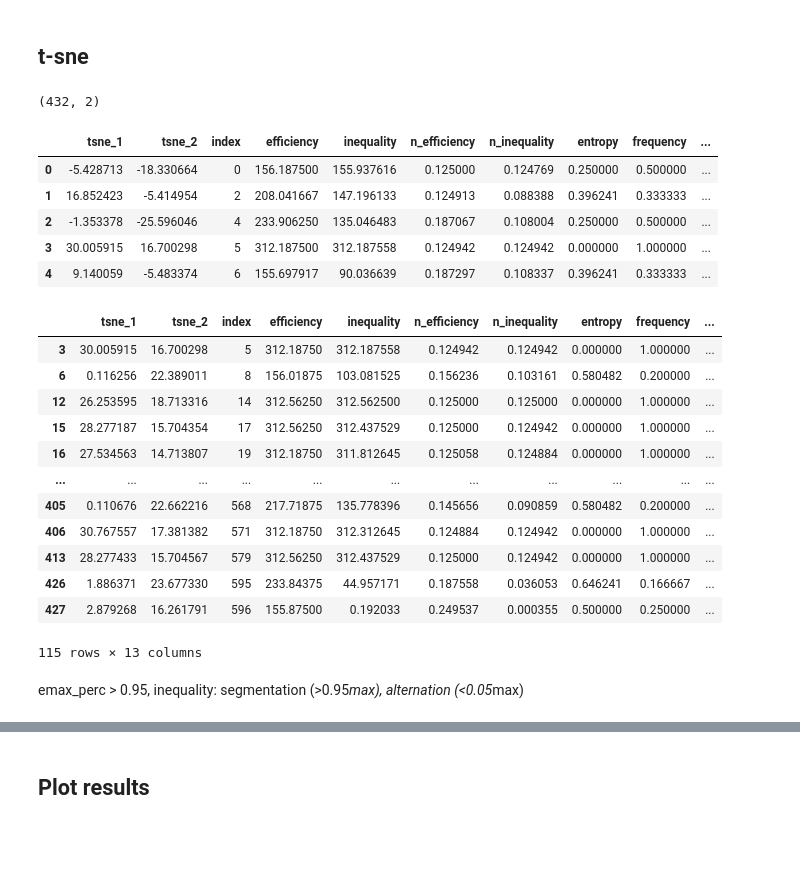
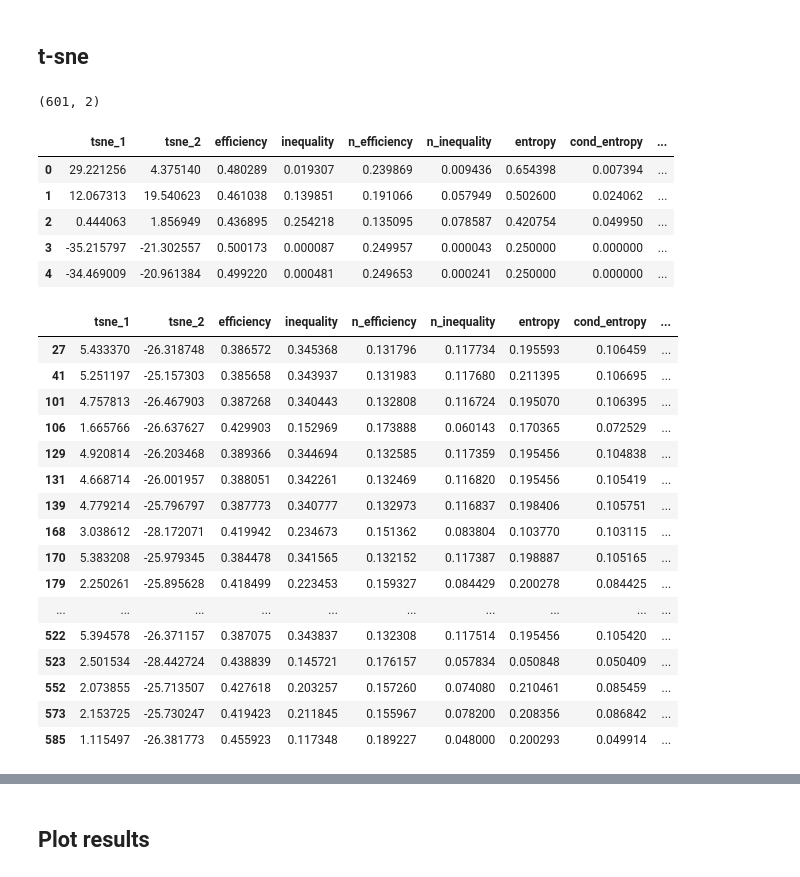
Before and after one commit to calvar/el_farol_agents, a Jupyter notebook: markov_fplay/TSNE.ipynb, the cells around one changed output, grey strips where cells are left out. Drawn from its saved outputs; the diff is of its cells as text; code cells hidden in the pictures; blank space fills up the shorter version.

```diff
--- a/markov_fplay/TSNE.ipynb
+++ b/markov_fplay/TSNE.ipynb
@@ -18,6 +18,6 @@ N = 4
 # %% [markdown]
 ## Load data
 # %%
-df = pd.read_table("simulation_params_N4.dat", sep="\s+", header=None, names=['efficiency','inequality','n_efficiency','n_inequality','entropy','frequency','info_per_agent','int_entropy','ineq_slope','emax_perc'])
+df = pd.read_table("params/N4/simulation_params_N4C0.5.dat", sep="\s+", header=None, names=['efficiency','inequality','n_efficiency','n_inequality','entropy','cond_entropy','frequency','info_per_agent','int_entropy','ineq_slope','emax_perc'])
 df
 # %% [output]
@@ -57,7 +57,7 @@ Name: efficiency, dtype: float64
 #df[(df['efficiency']>201) & (df['inequality']>200) & (df['entropy']<=0.1)]
 # %%
 #Filter out data where all agents choose 0 always or all agents choose 1 always
-df = df[(df['int_entropy']>0)].reset_index()
+#df = df[(df['int_entropy']>0)].reset_index()
 #df = df[(df['int_entropy']>0) & (df['info_per_agent']<=N)].reset_index()
 #df
 # %% [markdown]
@@ -97,33 +97,35 @@ tsne = TSNE(n_components=2,learning_rate='auto',perplexity=30,init='random')
 tsne_result = tsne.fit_transform(X_dat)
 tsne_result.shape
 # %% [output]
-(432, 2)
+(601, 2)
 # %%
 df_tsne_res = pd.DataFrame({'tsne_1': tsne_result[:,0], 'tsne_2': tsne_result[:,1]})
 df_tsne_res = df_tsne_res.join(df)
 df_tsne_res.head()
 # %% [output]
-|  | tsne_1 | tsne_2 | index | efficiency | inequality | n_efficiency | n_inequality | entropy | frequency | ... |
-| 0 | -5.428713 | -18.330664 | 0 | 156.187500 | 155.937616 | 0.125000 | 0.124769 | 0.250000 | 0.500000 | ... |
-| 1 | 16.852423 | -5.414954 | 2 | 208.041667 | 147.196133 | 0.124913 | 0.088388 | 0.396241 | 0.333333 | ... |
-| 2 | -1.353378 | -25.596046 | 4 | 233.906250 | 135.046483 | 0.187067 | 0.108004 | 0.250000 | 0.500000 | ... |
-| 3 | 30.005915 | 16.700298 | 5 | 312.187500 | 312.187558 | 0.124942 | 0.124942 | 0.000000 | 1.000000 | ... |
-| 4 | 9.140059 | -5.483374 | 6 | 155.697917 | 90.036639 | 0.187297 | 0.108337 | 0.396241 | 0.333333 | ... |
+|  | tsne_1 | tsne_2 | efficiency | inequality | n_efficiency | n_inequality | entropy | cond_entropy | ... |
+| 0 | 29.221256 | 4.375140 | 0.480289 | 0.019307 | 0.239869 | 0.009436 | 0.654398 | 0.007394 | ... |
+| 1 | 12.067313 | 19.540623 | 0.461038 | 0.139851 | 0.191066 | 0.057949 | 0.502600 | 0.024062 | ... |
+| 2 | 0.444063 | 1.856949 | 0.436895 | 0.254218 | 0.135095 | 0.078587 | 0.420754 | 0.049950 | ... |
+| 3 | -35.215797 | -21.302557 | 0.500173 | 0.000087 | 0.249957 | 0.000043 | 0.250000 | 0.000000 | ... |
+| 4 | -34.469009 | -20.961384 | 0.499220 | 0.000481 | 0.249653 | 0.000241 | 0.250000 | 0.000000 | ... |
 # %%
-df_tsne_res[(df_tsne_res['tsne_1']>0) & (df_tsne_res['tsne_1']<100) & (df_tsne_res['tsne_2']>0) & (df_tsne_res['tsne_2']<100)]
+df_tsne_res[(df_tsne_res['tsne_1']>-100) & (df_tsne_res['tsne_1']<100) & (df_tsne_res['tsne_2']>-100) & (df_tsne_res['tsne_2']<-25)]
 # %% [output]
-|  | tsne_1 | tsne_2 | index | efficiency | inequality | n_efficiency | n_inequality | entropy | frequency | ... |
-| 3 | 30.005915 | 16.700298 | 5 | 312.18750 | 312.187558 | 0.124942 | 0.124942 | 0.000000 | 1.000000 | ... |
-| 6 | 0.116256 | 22.389011 | 8 | 156.01875 | 103.081525 | 0.156236 | 0.103161 | 0.580482 | 0.200000 | ... |
-| 12 | 26.253595 | 18.713316 | 14 | 312.56250 | 312.562500 | 0.125000 | 0.125000 | 0.000000 | 1.000000 | ... |
-| 15 | 28.277187 | 15.704354 | 17 | 312.56250 | 312.437529 | 0.125000 | 0.124942 | 0.000000 | 1.000000 | ... |
-| 16 | 27.534563 | 14.713807 | 19 | 312.18750 | 311.812645 | 0.125058 | 0.124884 | 0.000000 | 1.000000 | ... |
-| ... | ... | ... | ... | ... | ... | ... | ... | ... | ... | ... |
-| 405 | 0.110676 | 22.662216 | 568 | 217.71875 | 135.778396 | 0.145656 | 0.090859 | 0.580482 | 0.200000 | ... |
-| 406 | 30.767557 | 17.381382 | 571 | 312.18750 | 312.312645 | 0.124884 | 0.124942 | 0.000000 | 1.000000 | ... |
-| 413 | 28.277433 | 15.704567 | 579 | 312.56250 | 312.437529 | 0.125000 | 0.124942 | 0.000000 | 1.000000 | ... |
-| 426 | 1.886371 | 23.677330 | 595 | 233.84375 | 44.957171 | 0.187558 | 0.036053 | 0.646241 | 0.166667 | ... |
-| 427 | 2.879268 | 16.261791 | 596 | 155.87500 | 0.192033 | 0.249537 | 0.000355 | 0.500000 | 0.250000 | ... |
+|  | tsne_1 | tsne_2 | efficiency | inequality | n_efficiency | n_inequality | entropy | cond_entropy | ... |
+| 27 | 5.433370 | -26.318748 | 0.386572 | 0.345368 | 0.131796 | 0.117734 | 0.195593 | 0.106459 | ... |
+| 41 | 5.251197 | -25.157303 | 0.385658 | 0.343937 | 0.131983 | 0.117680 | 0.211395 | 0.106695 | ... |
+| 101 | 4.757813 | -26.467903 | 0.387268 | 0.340443 | 0.132808 | 0.116724 | 0.195070 | 0.106395 | ... |
+| 106 | 1.665766 | -26.637627 | 0.429903 | 0.152969 | 0.173888 | 0.060143 | 0.170365 | 0.072529 | ... |
+| 129 | 4.920814 | -26.203468 | 0.389366 | 0.344694 | 0.132585 | 0.117359 | 0.195456 | 0.104838 | ... |
+| 131 | 4.668714 | -26.001957 | 0.388051 | 0.342261 | 0.132469 | 0.116820 | 0.195456 | 0.105419 | ... |
+| 139 | 4.779214 | -25.796797 | 0.387773 | 0.340777 | 0.132973 | 0.116837 | 0.198406 | 0.105751 | ... |
+| 168 | 3.038612 | -28.172071 | 0.419942 | 0.234673 | 0.151362 | 0.083804 | 0.103770 | 0.103115 | ... |
+| 170 | 5.383208 | -25.979345 | 0.384478 | 0.341565 | 0.132152 | 0.117387 | 0.198887 | 0.105165 | ... |
+| 179 | 2.250261 | -25.895628 | 0.418499 | 0.223453 | 0.159327 | 0.084429 | 0.200278 | 0.084425 | ... |
+| ... | ... | ... | ... | ... | ... | ... | ... | ... | ... |
+| 522 | 5.394578 | -26.371157 | 0.387075 | 0.343837 | 0.132308 | 0.117514 | 0.195456 | 0.105420 | ... |
+| 523 | 2.501534 | -28.442724 | 0.438839 | 0.145721 | 0.176157 | 0.057834 | 0.050848 | 0.050409 | ... |
+| 552 | 2.073855 | -25.713507 | 0.427618 | 0.203257 | 0.157260 | 0.074080 | 0.210461 | 0.085459 | ... |
+| 573 | 2.153725 | -25.730247 | 0.419423 | 0.211845 | 0.155967 | 0.078200 | 0.208356 | 0.086842 | ... |
+| 585 | 1.115497 | -26.381773 | 0.455923 | 0.117348 | 0.189227 | 0.048000 | 0.200293 | 0.049914 | ... |
-115 rows × 13 columns
-# %% [markdown]
-emax_perc > 0.95, inequality: segmentation (>0.95*max), alternation (<0.05*max)
```
Also changed, not shown: parts of 20 cells of this notebook, 4 other files.
